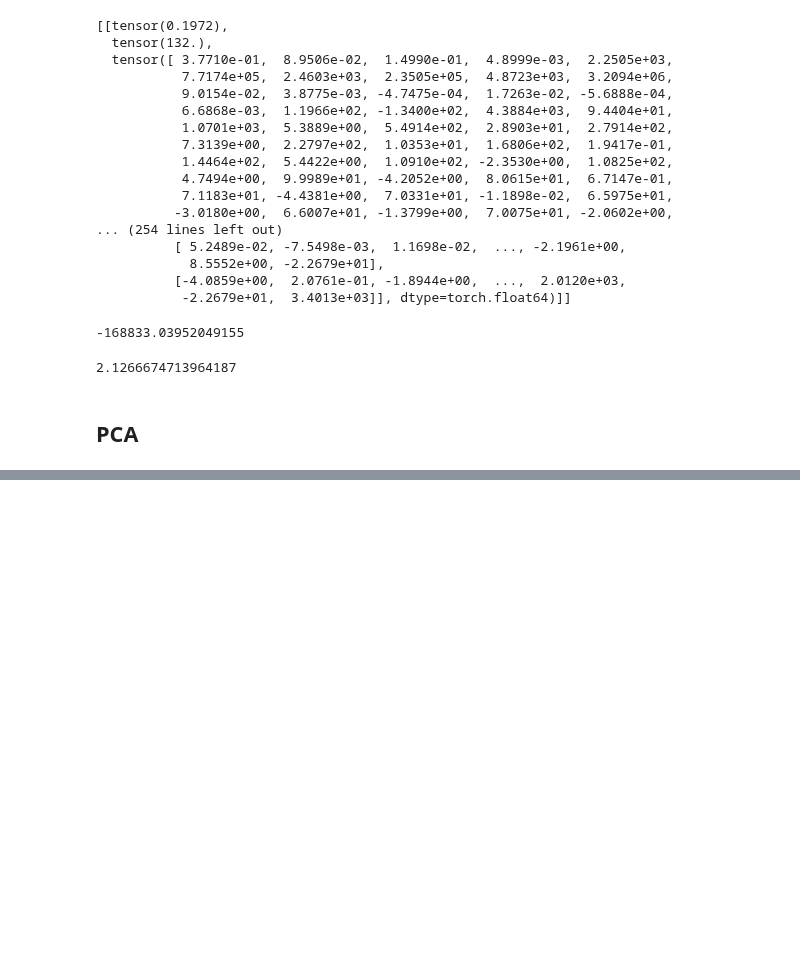
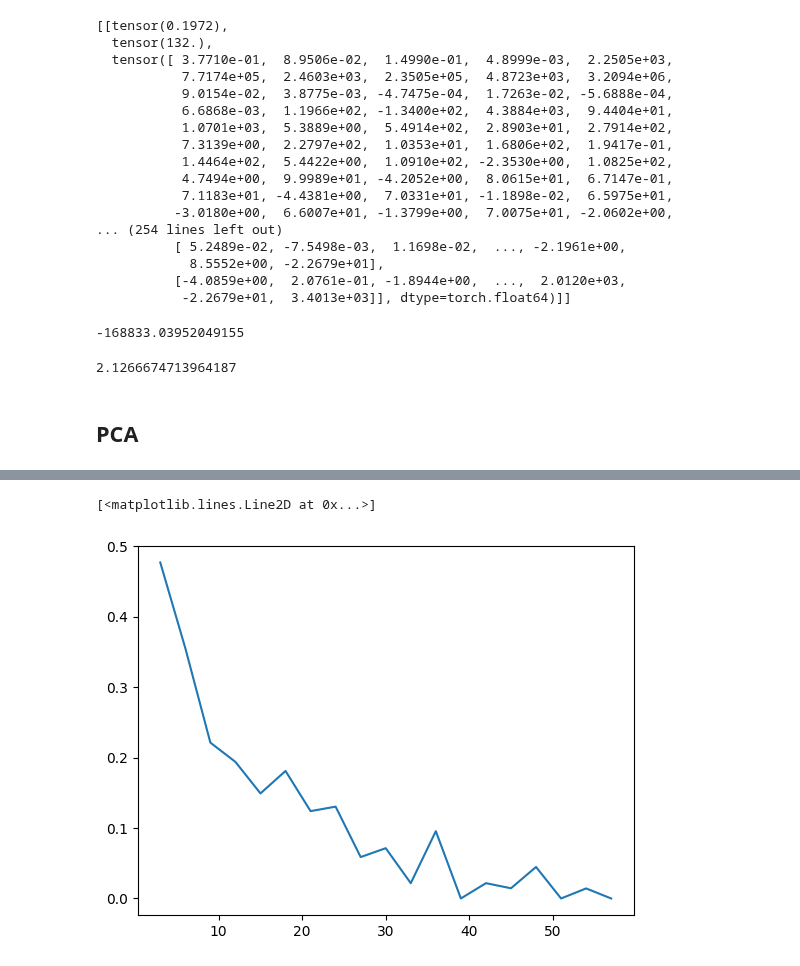
Before and after one commit to Stevan-LS/Online-DaDiL, a Jupyter notebook: Online GMM/MGR_usecase/MGR_usecase.ipynb, the cells around one changed output, grey strips where cells are left out. Drawn from its saved outputs; the diff is of its cells as text; code cells hidden in the pictures; blank space fills up the shorter version.

```diff
--- a/Online GMM/MGR_usecase/MGR_usecase.ipynb
+++ b/Online GMM/MGR_usecase/MGR_usecase.ipynb
@@ -134,12 +119,0 @@ pca = PCA(n_components=n_components)
-# %%
-data_approx = np.zeros(data_features.shape)
-
-for i in range(NN_features.shape[0]):
-    X_scaled = scaler.fit_transform(NN_features[i, :, :])
-    mean = scaler.mean_.reshape(-1, 1)
-
-    pca.fit(X_scaled)
-    U = pca.components_.reshape(57, -1)
-    r = U.T @ X_scaled[0].reshape(-1, 1)
-    X_app = U @ r
-    data_approx[i] = X_app.reshape(-1,) + mean.reshape(-1)
@@ -156,7 +142,19 @@ for i in range(NN_features.shape[0]):
 # %%
-classifier = RandomForestClassifier(criterion = 'log_loss')
-X_train, X_test, y_train, y_test = train_test_split(data_features, data_labels, test_size=0.2, random_state=0)
-classifier.fit(X_train, y_train)
-y_pred = classifier.predict(X_test)
-accuracy_raw = accuracy_score(y_test, y_pred)
-print(accuracy_raw)
+def approx_classification_error(data_features, data_labels, data_approx):
+    classifier = RandomForestClassifier(criterion = 'log_loss')
+    X_train, X_test, y_train, y_test = train_test_split(data_features, data_labels, test_size=0.2, random_state=0)
+    X_train_approx, X_test_approx, y_train_approx, y_test_approx = train_test_split(data_approx, data_labels, test_size=0.2, random_state=0)
+
+    classifier.fit(X_train, y_train)
+
+    approx_error_list = []
+    for i in range(1):
+        y_pred = classifier.predict(X_test)
+        y_pred_approx = classifier.predict(X_test_approx)
+
+        accuracy_raw = accuracy_score(y_test, y_pred)
+        accuracy_approx = accuracy_score(y_test_approx, y_pred_approx)
+
+        approx_error_list.append(np.abs((accuracy_approx - accuracy_raw))/accuracy_raw)
+
+    return np.mean(approx_error_list)
@@ -196,0 +161,6 @@ print(accuracy_approx)
+# %%
+approx_error = []
+for i in range(3, 58, 3):
+    print(i)
+    data_approx = approximate_data(data_features, 57, i)
+    approx_error.append(approx_classification_error(data_features, data_labels, data_approx))
@@ -196,0 +187,6 @@ print(accuracy_approx)
+# %%
+fig, ax = plt.subplots()
+ax.plot(range(3, 58, 3), approx_error)
+# %% [output]
+[<matplotlib.lines.Line2D at 0x...>]
+[figure, added]
```
Also changed, not shown: parts of 11 cells of this notebook, 10 other files.
